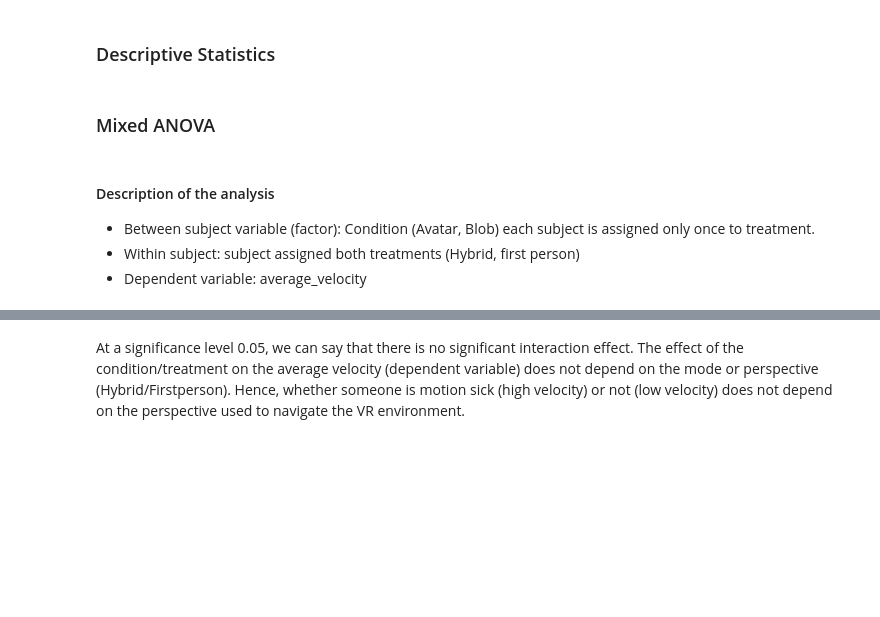
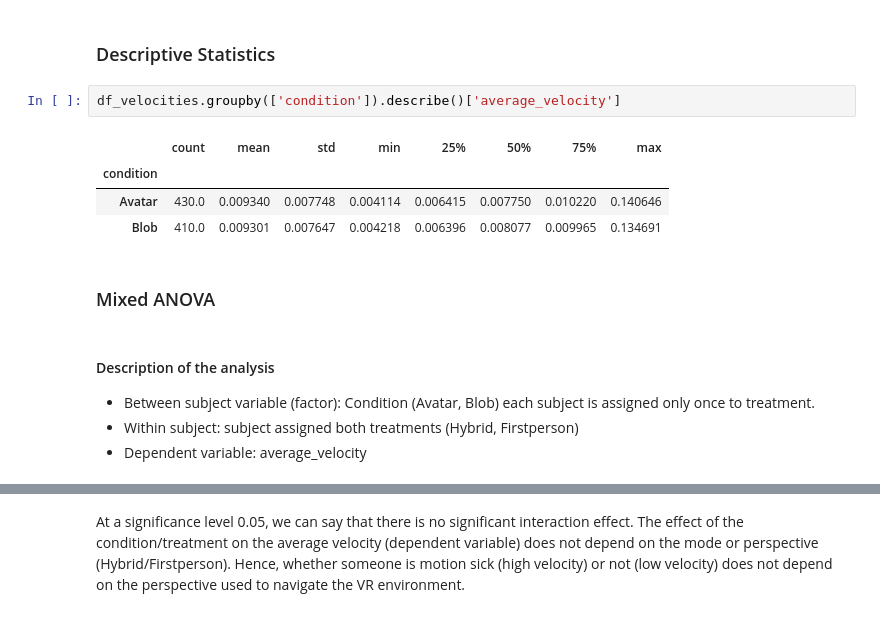
Before and after one commit to ELI-VR/Transcription-Postural-Stability-Test, a Jupyter notebook: analysis_velocity.ipynb, the cells around one changed output, grey strips where cells are left out. Cells and saved outputs as stored; diff of their text form; blank space fills up the shorter version.

```diff
--- a/analysis_velocity.ipynb
+++ b/analysis_velocity.ipynb
@@ -135,12 +140,19 @@ sns.pointplot(data=df_velocities, x='mode', y='average_velocity', hue='condition
 # %% [markdown]
 ### Descriptive Statistics
+# %%
+df_velocities.groupby(['condition']).describe()['average_velocity']
+# %% [output]
+|  | count | mean | std | min | 25% | 50% | 75% | max |
+| condition |  |  |  |  |  |  |  |  |
+| Avatar | 430.0 | 0.009340 | 0.007748 | 0.004114 | 0.006415 | 0.007750 | 0.010220 | 0.140646 |
+| Blob | 410.0 | 0.009301 | 0.007647 | 0.004218 | 0.006396 | 0.008077 | 0.009965 | 0.134691 |
 # %% [markdown]
 ### Mixed ANOVA
 # %% [markdown]
 #### Description of the analysis
 
 - Between subject variable (factor): Condition (Avatar, Blob) each subject is assigned only once to treatment.
-- Within subject: subject assigned both treatments (Hybrid, first person)
+- Within subject: subject assigned both treatments (Hybrid, Firstperson)
 - Dependent variable: average_velocity
 # %%
 # Compute the two-way mixed-design ANOVA
```
Also changed, not shown: parts of 11 cells of this notebook, 1 other file.
